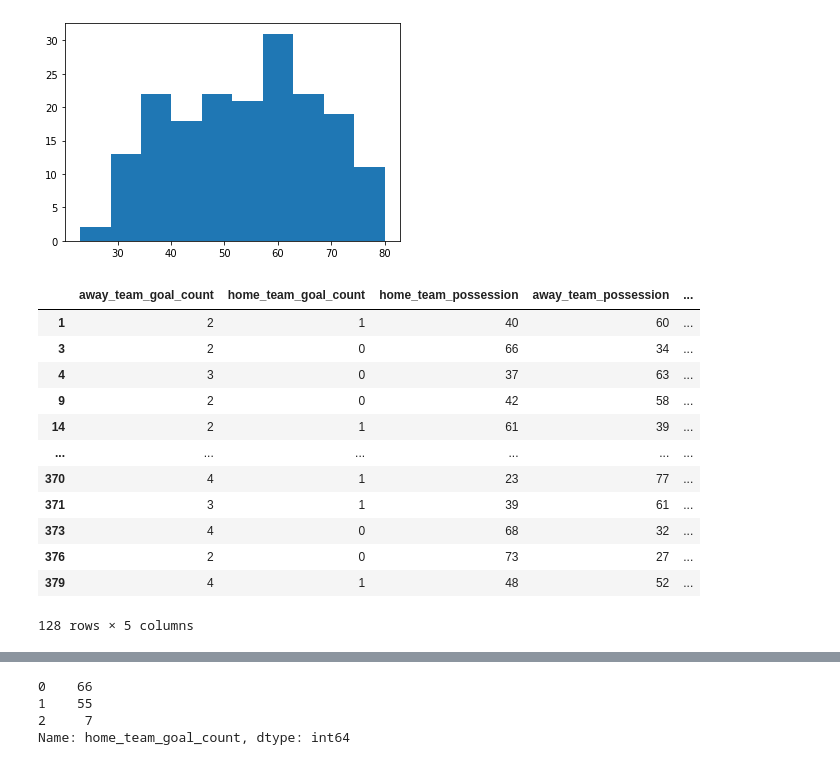
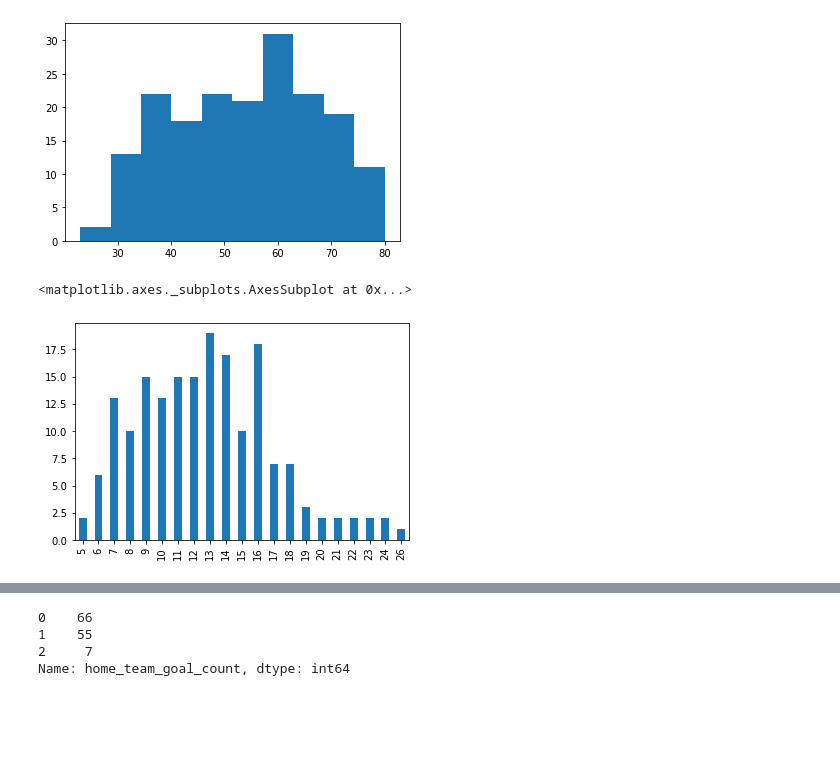
Before and after one commit to colm-o-caoimh/FootballSimulation, a Jupyter notebook: PDA_Project2020.ipynb, the cells around one changed output, grey strips where cells are left out. Saved outputs shown, nothing was run; the diff lists cells and outputs as text; code cells hidden in the pictures; blank space fills up the shorter version.

```diff
--- a/PDA_Project2020.ipynb
+++ b/PDA_Project2020.ipynb
@@ -227,20 +259,10 @@ plt.hist(wins_only["home_team_possession"])
  array([23. , 28.7, 34.4, 40.1, 45.8, 51.5, 57.2, 62.9, 68.6, 74.3, 80. ]),
  <a list of 10 Patch objects>)
 [figure]
-# %%
-lose_only = df1.loc[df1['home_team_result'] == 'L']
-lose_only
-# %% [output]
-|  | away_team_goal_count | home_team_goal_count | home_team_possession | away_team_possession | ... |
-| 1 | 2 | 1 | 40 | 60 | ... |
-| 3 | 2 | 0 | 66 | 34 | ... |
-| 4 | 3 | 0 | 37 | 63 | ... |
-| 9 | 2 | 0 | 42 | 58 | ... |
-| 14 | 2 | 1 | 61 | 39 | ... |
-| ... | ... | ... | ... | ... | ... |
-| 370 | 4 | 1 | 23 | 77 | ... |
-| 371 | 3 | 1 | 39 | 61 | ... |
-| 373 | 4 | 0 | 68 | 32 | ... |
-| 376 | 2 | 0 | 73 | 27 | ... |
-| 379 | 4 | 1 | 48 | 52 | ... |
-128 rows × 5 columns
+# %%
+shots = wins_only['home_team_shots'].value_counts()
+shots = shots.sort_index()
+shots.plot(kind='bar')
+# %% [output]
+<matplotlib.axes._subplots.AxesSubplot at 0x...>
+[figure, added]
```
Also changed, not shown: parts of 19 cells of this notebook.
